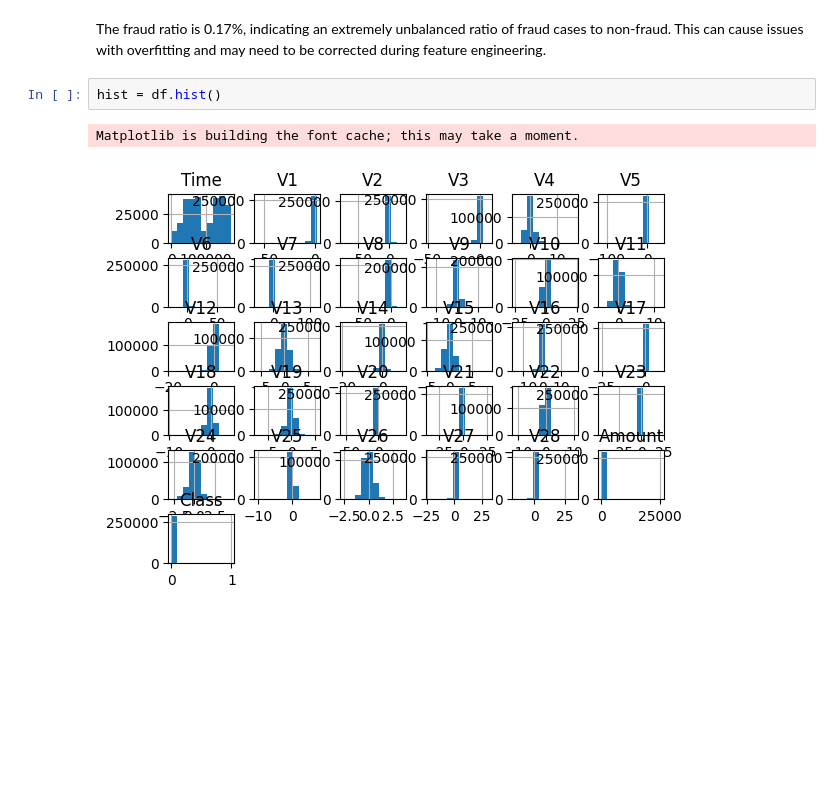
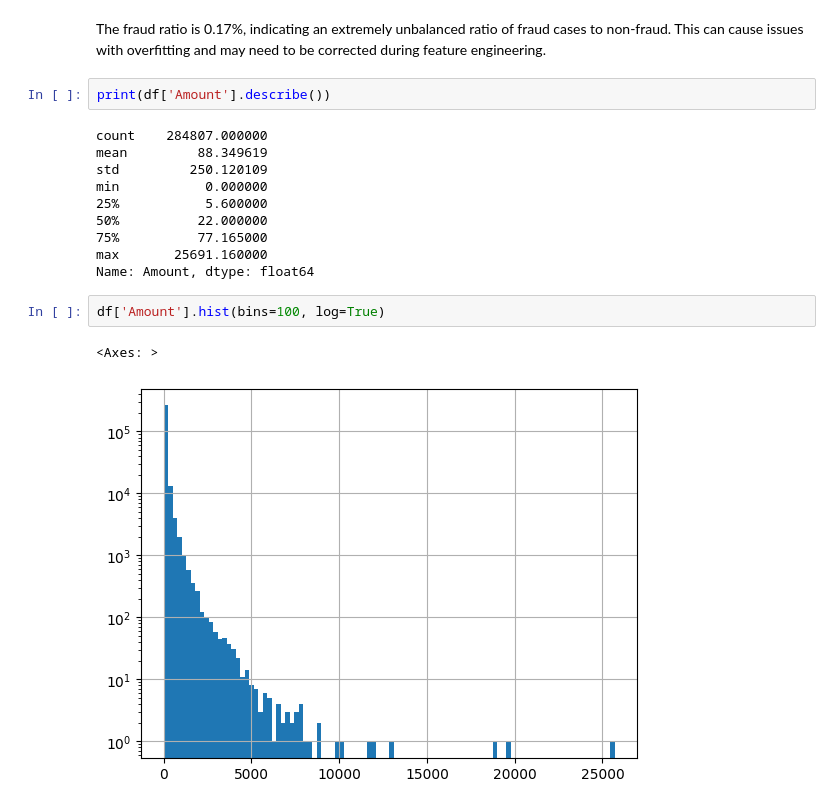
Before and after one commit to jckstllrd/Credit-Fraud-Detection, a Jupyter notebook: notebooks/01_eda.ipynb, the cells around one changed output. Saved outputs shown, nothing was run; the diff lists cells and outputs as text; blank space fills up the shorter version.

```diff
--- a/notebooks/01_eda.ipynb
+++ b/notebooks/01_eda.ipynb
@@ -40,7 +40,19 @@ print(fraud_ratio * 100)
 # %% [markdown]
 The fraud ratio is 0.17%, indicating an extremely unbalanced ratio of fraud cases to non-fraud. This can cause issues with overfitting and may need to be corrected during feature engineering.
 # %%
-hist = df.hist()
+print(df['Amount'].describe())
 # %% [output]
-Matplotlib is building the font cache; this may take a moment.
+count    284807.000000
+mean         88.349619
+std         250.120109
+min           0.000000
+25%           5.600000
+50%          22.000000
+75%          77.165000
+max       25691.160000
+Name: Amount, dtype: float64
-[figure, removed]
+# %%
+df['Amount'].hist(bins=100, log=True)
+# %% [output]
+<Axes: >
+[figure, added]
```
Also changed, not shown: parts of 2 cells of this notebook.
